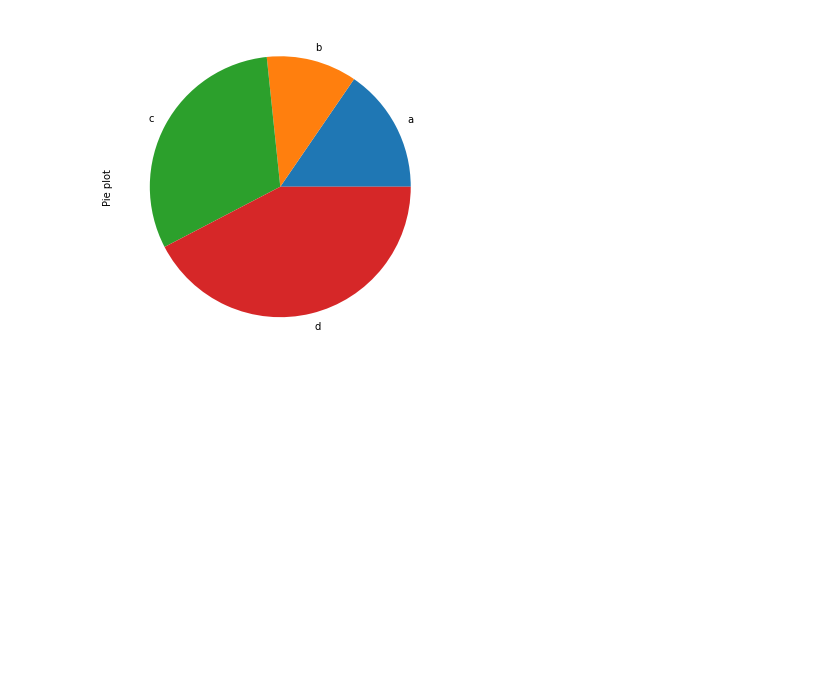
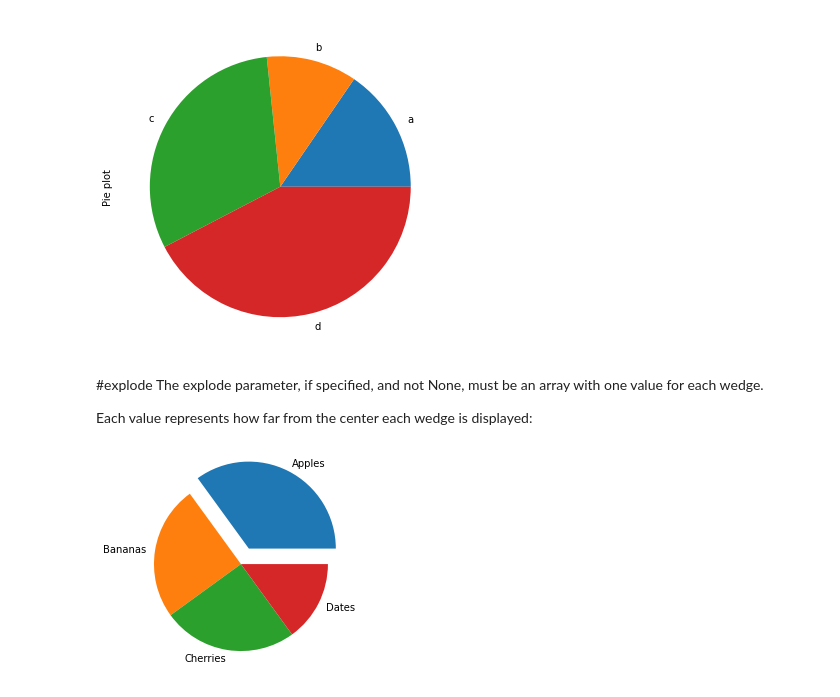
Before and after one commit to rbg-research/AI-Training, a Jupyter notebook: python/Pandas/Pandas_Visualizations.ipynb, the cells around one changed output. Saved outputs shown, nothing was run; the diff lists cells and outputs as text; code cells hidden in the pictures; blank space fills up the shorter version.

```diff
--- a/python/Pandas/Pandas_Visualizations.ipynb
+++ b/python/Pandas/Pandas_Visualizations.ipynb
@@ -216,3 +252,20 @@ series.plot.pie(figsize=(6, 6))
 # %% [output]
 <AxesSubplot:ylabel='Pie plot'>
 [figure]
+# %% [markdown]
+#explode
+The explode parameter, if specified, and not None, must be an array with one value for each wedge.
+
+Each value represents how far from the center each wedge is displayed:
+# %%
+import matplotlib.pyplot as plt
+import numpy as np
+
+y = np.array([35, 25, 25, 15])
+mylabels = ["Apples", "Bananas", "Cherries", "Dates"]
+myexplode = [0.2, 0, 0, 0]
+
+plt.pie(y, labels = mylabels, explode = myexplode)
+plt.show()
+# %% [output]
+[figure, added]
```
Also changed, not shown: parts of 7 cells of this notebook, 7 other files.
